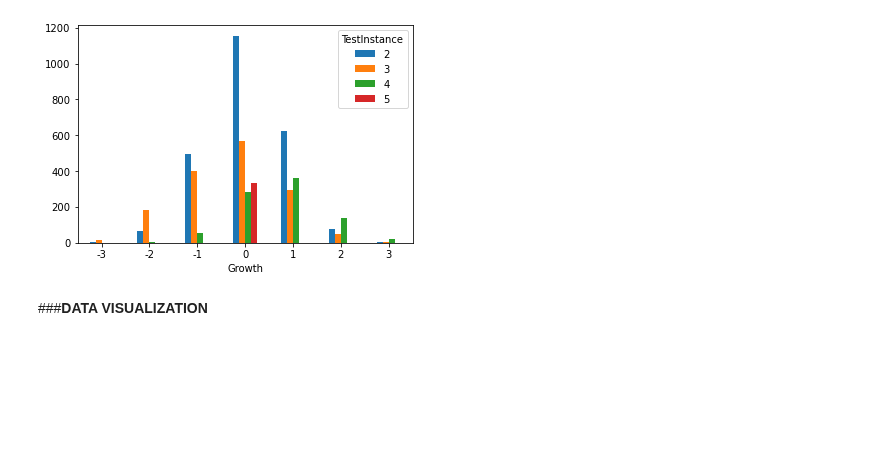
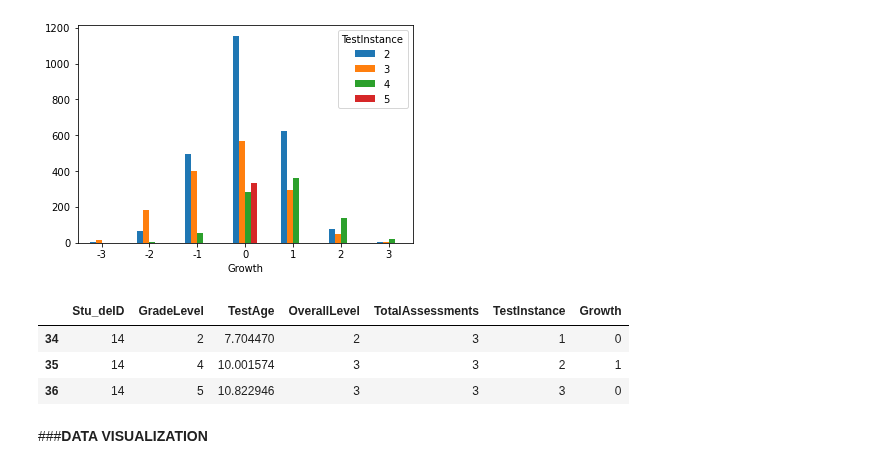
Before and after one commit to Oscar-Gil-Data/ADS-599B, a Jupyter notebook: Code Library Folder/TEAM3_CAPSTONE_EDA (1).ipynb, the cells around one changed output. Cells and saved outputs as stored; diff of their text form; code cells hidden in the pictures; blank space fills up the shorter version.

Commit message:
added TotalAssessments and Growth features

```diff
--- a/Code Library Folder/TEAM3_CAPSTONE_EDA (1).ipynb
+++ b/Code Library Folder/TEAM3_CAPSTONE_EDA (1).ipynb
@@ -299,6 +299,14 @@ pd.crosstab(df.query("TestInstance > 1").Growth, df.query("TestInstance > 1").Te
 [figure]
 [figure]
 [figure]
+# %%
+# Spot check
+df.query("Stu_deID == 14")[['Stu_deID', 'GradeLevel', 'TestAge', 'OverallLevel', 'TotalAssessments', 'TestInstance', 'Growth']]
+# %% [output]
+|  | Stu_deID | GradeLevel | TestAge | OverallLevel | TotalAssessments | TestInstance | Growth |
+| 34 | 14 | 2 | 7.704470 | 2 | 3 | 1 | 0 |
+| 35 | 14 | 4 | 10.001574 | 3 | 3 | 2 | 1 |
+| 36 | 14 | 5 | 10.822946 | 3 | 3 | 3 | 0 |
 # %% [markdown]
 ###**DATA VISUALIZATION**
 # %% [markdown]
```
